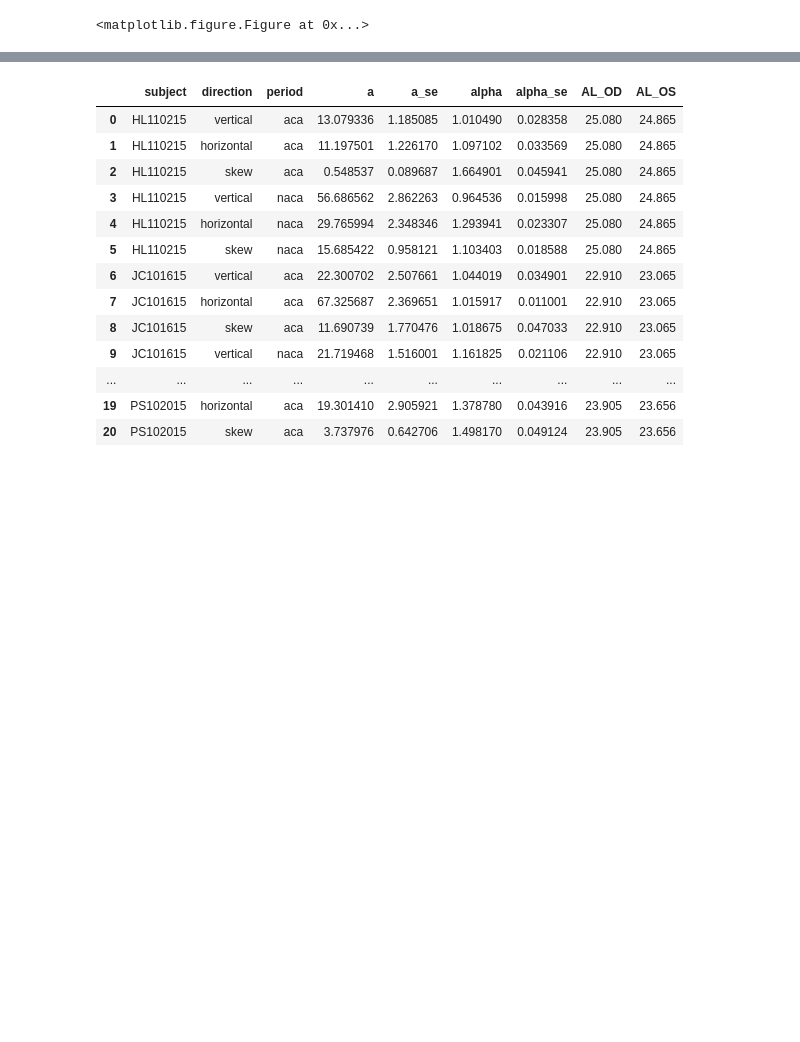
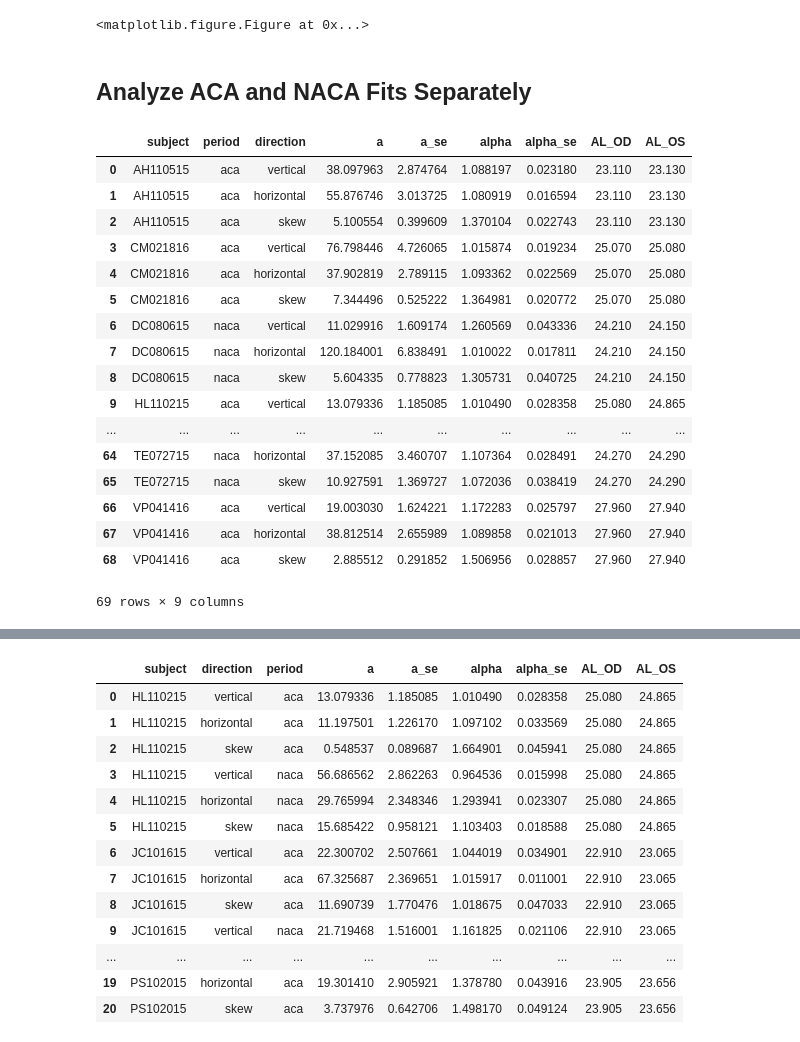
Before and after one commit to Akshugopi/myopiaNaturalScenes, a Jupyter notebook: myopiaNaturalScenes.ipynb, the cells around one changed output, grey strips where cells are left out. Drawn from its saved outputs; the diff is of its cells as text; code cells hidden in the pictures; blank space fills up the shorter version.

```diff
--- a/myopiaNaturalScenes.ipynb
+++ b/myopiaNaturalScenes.ipynb
@@ -778,3 +778,42 @@ for val in ['a','alpha']:
 <matplotlib.figure.Figure at 0x...>
 <matplotlib.figure.Figure at 0x...>
 <matplotlib.figure.Figure at 0x...>
+# %% [markdown]
+## Analyze ACA and NACA Fits Separately
+# %%
+al_period_fits = pd.DataFrame(columns = ('subject','period','direction','a','a_se','alpha','alpha_se','AL_OD','AL_OS'))
+
+
+i=0
+for sub in subjects:
+    for period in ['aca','naca']:
+        if(period in ddict[sub].keys()):
+            for direction in ['vertical','horizontal','skew']:
+                a = ddict[sub][period]['avgim_a_{}'.format(direction)]
+                a_se = ddict[sub][period]['avgim_a_se_{}'.format(direction)]
+                alpha = ddict[sub][period]['avgim_alpha_{}'.format(direction)]
+                alpha_se = ddict[sub][period]['avgim_alpha_se_{}'.format(direction)]
+                al_od = np.mean(als.loc[sub][['NACA OD AL','ACA OD AL']])
+                al_os = np.mean(als.loc[sub][['NACA OS AL','ACA OS AL']])
+                al_period_fits.loc[i] = ([sub, period, direction, a, a_se, alpha, alpha_se, al_od, al_os])
+                i+=1
+al_period_fits
+# %% [output]
+|  | subject | period | direction | a | a_se | alpha | alpha_se | AL_OD | AL_OS |
+| 0 | AH110515 | aca | vertical | 38.097963 | 2.874764 | 1.088197 | 0.023180 | 23.110 | 23.130 |
+| 1 | AH110515 | aca | horizontal | 55.876746 | 3.013725 | 1.080919 | 0.016594 | 23.110 | 23.130 |
+| 2 | AH110515 | aca | skew | 5.100554 | 0.399609 | 1.370104 | 0.022743 | 23.110 | 23.130 |
+| 3 | CM021816 | aca | vertical | 76.798446 | 4.726065 | 1.015874 | 0.019234 | 25.070 | 25.080 |
+| 4 | CM021816 | aca | horizontal | 37.902819 | 2.789115 | 1.093362 | 0.022569 | 25.070 | 25.080 |
+| 5 | CM021816 | aca | skew | 7.344496 | 0.525222 | 1.364981 | 0.020772 | 25.070 | 25.080 |
+| 6 | DC080615 | naca | vertical | 11.029916 | 1.609174 | 1.260569 | 0.043336 | 24.210 | 24.150 |
+| 7 | DC080615 | naca | horizontal | 120.184001 | 6.838491 | 1.010022 | 0.017811 | 24.210 | 24.150 |
+| 8 | DC080615 | naca | skew | 5.604335 | 0.778823 | 1.305731 | 0.040725 | 24.210 | 24.150 |
+| 9 | HL110215 | aca | vertical | 13.079336 | 1.185085 | 1.010490 | 0.028358 | 25.080 | 24.865 |
+| ... | ... | ... | ... | ... | ... | ... | ... | ... | ... |
+| 64 | TE072715 | naca | horizontal | 37.152085 | 3.460707 | 1.107364 | 0.028491 | 24.270 | 24.290 |
+| 65 | TE072715 | naca | skew | 10.927591 | 1.369727 | 1.072036 | 0.038419 | 24.270 | 24.290 |
+| 66 | VP041416 | aca | vertical | 19.003030 | 1.624221 | 1.172283 | 0.025797 | 27.960 | 27.940 |
+| 67 | VP041416 | aca | horizontal | 38.812514 | 2.655989 | 1.089858 | 0.021013 | 27.960 | 27.940 |
+| 68 | VP041416 | aca | skew | 2.885512 | 0.291852 | 1.506956 | 0.028857 | 27.960 | 27.940 |
+69 rows × 9 columns
```
Also changed, not shown: parts of 5 cells of this notebook.
